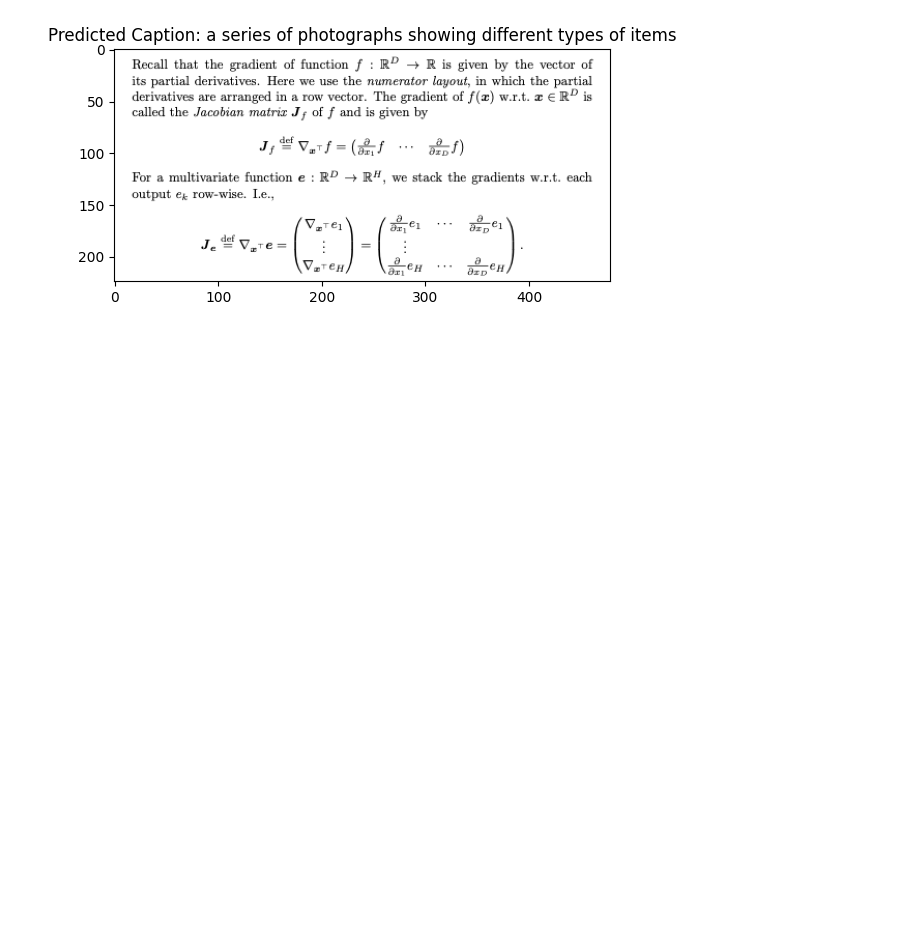
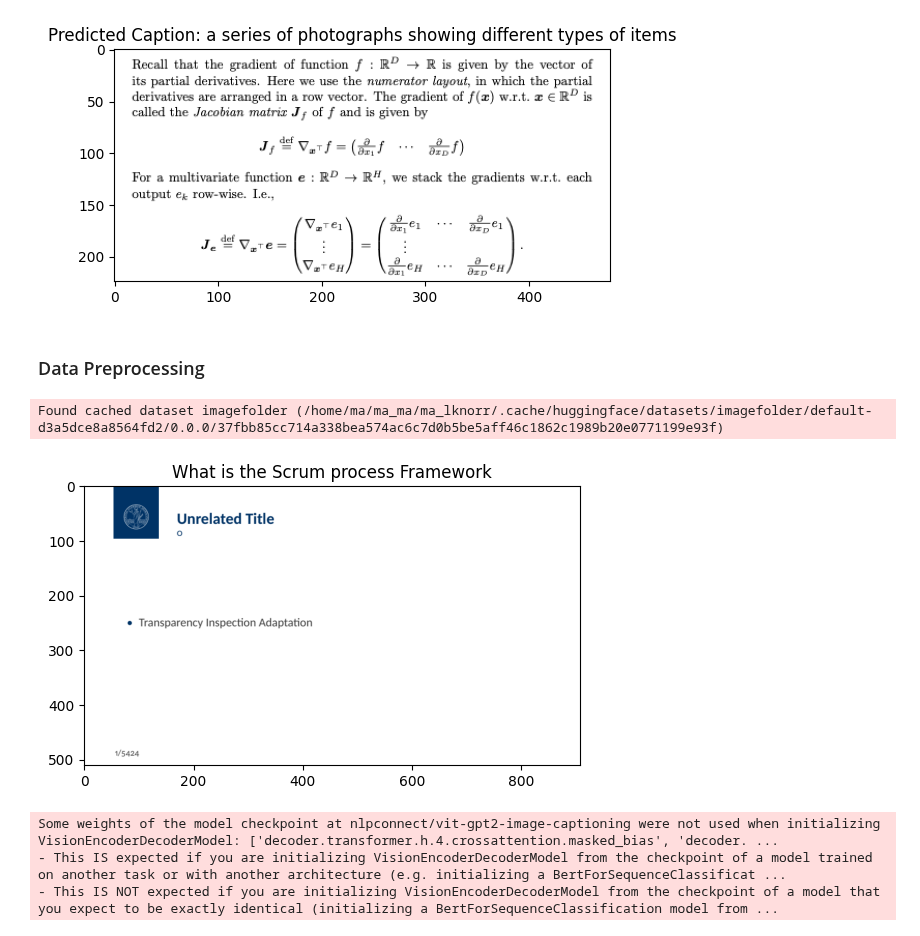
Before and after one commit to Ankinator/ankinator-flashcard-models, a Jupyter notebook: notebooks/models/image-to-text/Image_Captioning.ipynb, the cells around one changed output. Saved outputs shown, nothing was run; the diff lists cells and outputs as text; code cells hidden in the pictures; blank space fills up the shorter version.

Commit message:
Add vit-gpt2 image preprocessing

```diff
--- a/notebooks/models/image-to-text/Image_Captioning.ipynb
+++ b/notebooks/models/image-to-text/Image_Captioning.ipynb
@@ -136,3 +137,29 @@ for i, image in enumerate(image_paths):
 [figure]
 [figure]
 [figure]
+# %% [markdown]
+### Data Preprocessing
+# %%
+from datasets import load_dataset
+import pandas as pd
+import torch
+from PIL import Image
+import matplotlib.pyplot as plt
+
+dataset = load_dataset("imagefolder", data_dir="datasets/synthetic_slides/png/")
+plt.imshow(dataset["train"][0]["image"])
+plt.title(dataset["train"][0]["Questions"])
+plt.show()
+# %% [output]
+Found cached dataset imagefolder (/home/ma/ma_ma/ma_lknorr/.cache/huggingface/datasets/imagefolder/default-d3a5dce8a8564fd2/0.0.0/37fbb85cc714a338bea574ac6c7d0b5be5aff46c1862c1989b20e0771199e93f)
+[figure, added]
+# %%
+from transformers import VisionEncoderDecoderModel, ViTImageProcessor, AutoTokenizer
+
+model = VisionEncoderDecoderModel.from_pretrained("nlpconnect/vit-gpt2-image-captioning")
+feature_extractor = ViTImageProcessor.from_pretrained("nlpconnect/vit-gpt2-image-captioning")
+tokenizer = AutoTokenizer.from_pretrained("nlpconnect/vit-gpt2-image-captioning")
+# %% [output]
+Some weights of the model checkpoint at nlpconnect/vit-gpt2-image-captioning were not used when initializing VisionEncoderDecoderModel: ['decoder.transformer.h.4.crossattention.masked_bias', 'decoder. ...
+- This IS expected if you are initializing VisionEncoderDecoderModel from the checkpoint of a model trained on another task or with another architecture (e.g. initializing a BertForSequenceClassificat ...
+- This IS NOT expected if you are initializing VisionEncoderDecoderModel from the checkpoint of a model that you expect to be exactly identical (initializing a BertForSequenceClassification model from ...
```
Also changed, not shown: parts of 3 cells of this notebook.
